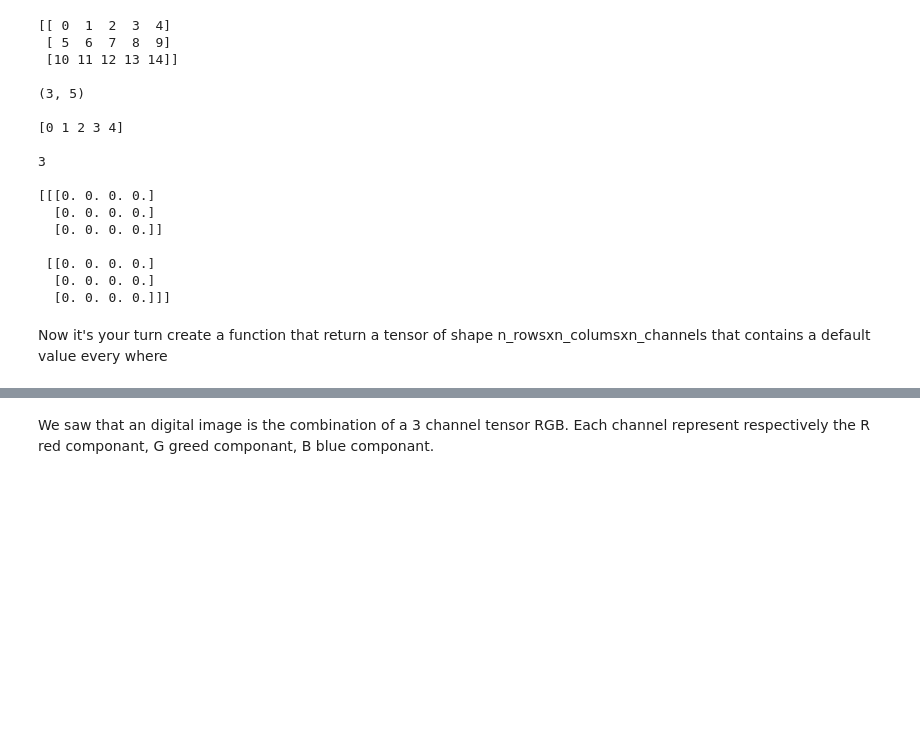
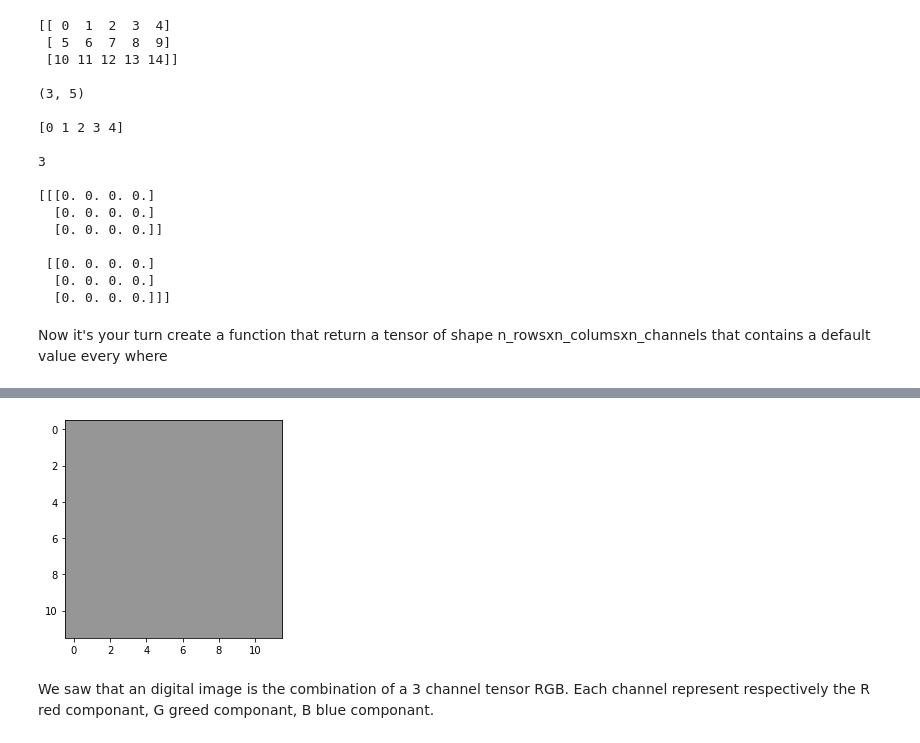
Before and after one commit to DL-ECE/tp2-deeplearningonimages-alfredgeo, a Jupyter notebook: convolution.ipynb, the cells around one changed output, grey strips where cells are left out. Drawn from its saved outputs; the diff is of its cells as text; code cells hidden in the pictures; blank space fills up the shorter version.

```diff
--- a/convolution.ipynb
+++ b/convolution.ipynb
@@ -106,5 +106,5 @@ def build_image_like_tensor(n_rows:int, n_colums: int, n_channels:int, default_v
      It should be containing the default value set by default_value
   """
 
-  res = np.ones((n_rows, n_columns, n_channels), dtype=np.int) * default_value
+  res = np.ones((n_rows, n_colums, n_channels), dtype=np.int) * default_value
   return res
@@ -112,7 +132,7 @@ def build_image_like_tensor(n_rows:int, n_colums: int, n_channels:int, default_v
 # Create 3 different tensors with the above function containing different value between [0,255]
 # Uncomment the 3 line below and complete with your answer
 
-# white_like = build_image_like_tensor(...)
+white_like = build_image_like_tensor(12, 12, 3, 150)
 # gray_like = build_image_like_tensor(...)
 # black_like = build_image_like_tensor(...)
 # %%
@@ -125,3 +143,7 @@ def plot_one_tensor(image_tensor: np.array):
+# %%
+plot_one_tensor(white_like)
+# %% [output]
+[figure, added]
 # %%
 # plot_one_tensor(gray_like)
 # %%
```
Also changed, not shown: parts of 6 cells of this notebook.
